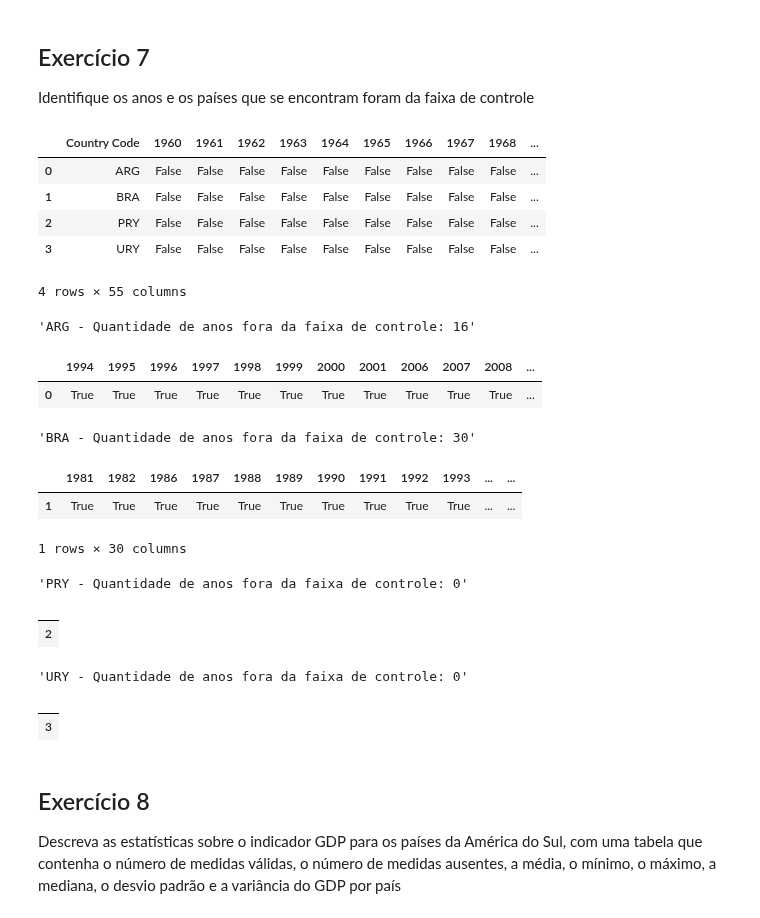
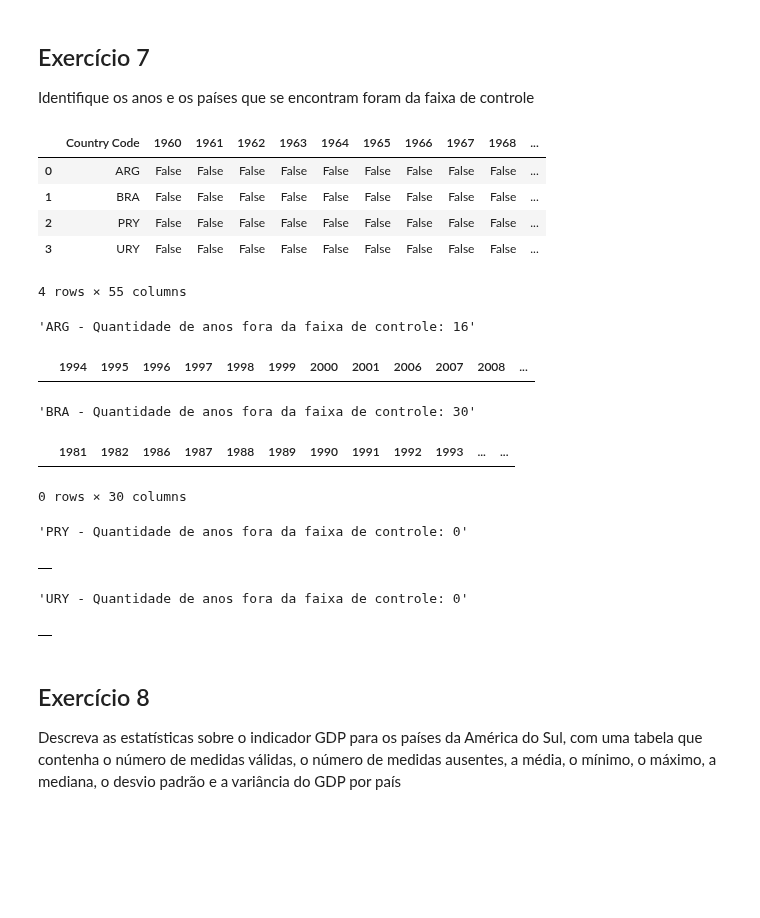
Before and after one commit to sganzerla/DPS852-Data-Science, a Jupyter notebook: T2/t2.ipynb, the cells around one changed output. Drawn from its saved outputs; the diff is of its cells as text; code cells hidden in the pictures; blank space fills up the shorter version.

```diff
--- a/T2/t2.ipynb
+++ b/T2/t2.ipynb
@@ -202,7 +202,7 @@ display(fora_faixa_controle)
 
 for pais in filtro_cod_sul_americanos:
     linha = fora_faixa_controle[fora_faixa_controle['Country Code'] == pais]
-    anos = linha[linha[:] == True].dropna(axis=1).head(1)
+    anos = linha[linha[:] == True].dropna(axis=1).head(0)
     quant = anos.shape[1]
     display(pais + " - Quantidade de anos fora da faixa de controle: " +  str(quant), anos)
 # %% [output]
@@ -288,45 +284,41 @@ limite_inferior = limite_controle_grafico_x(df_registros_paises_conesul.mean(),
 fora_faixa_controle = df_registros_paises_conesul.apply(
     (lambda acima: acima >= limite_superior) or (lambda abaixo: abaixo <= limite_inferior))
 
 # colocando rótulo com o código dos países utilizando o índice dos dois dataframes como chave
 fora_faixa_controle = fora_faixa_controle.merge(
     filtro_cod_conesul, left_index=True, right_index=True)
 
 # # setando o código dos países como
 fora_faixa_controle.set_index('Country Code', inplace=True)
 
 # # resentando o índice coloca novamente Country Code como coluna
 fora_faixa_controle.reset_index(inplace=True)
 
 display(fora_faixa_controle)
 # # mostrar os anos em que cada país ficou fora dos limites de controle
 # display(fora_faixa_controle)
 
 for pais in filtro_cod_conesul:
     linha = fora_faixa_controle[fora_faixa_controle['Country Code'] == pais]
-    anos = linha[linha[:] == True].dropna(axis=1).head(1)
+    anos = linha[linha[:] == True].dropna(axis=1).head(0)
     quant = anos.shape[1]
     display(pais + " - Quantidade de anos fora da faixa de controle: " +  str(quant), anos)
 # %% [output]
 |  | Country Code | 1960 | 1961 | 1962 | 1963 | 1964 | 1965 | 1966 | 1967 | 1968 | ... |
 | 0 | ARG | False | False | False | False | False | False | False | False | False | ... |
 | 1 | BRA | False | False | False | False | False | False | False | False | False | ... |
 | 2 | PRY | False | False | False | False | False | False | False | False | False | ... |
 | 3 | URY | False | False | False | False | False | False | False | False | False | ... |
 4 rows × 55 columns
 'ARG - Quantidade de anos fora da faixa de controle: 16'
 |  | 1994 | 1995 | 1996 | 1997 | 1998 | 1999 | 2000 | 2001 | 2006 | 2007 | 2008 | ... |
-| 0 | True | True | True | True | True | True | True | True | True | True | True | ... |
 'BRA - Quantidade de anos fora da faixa de controle: 30'
 |  | 1981 | 1982 | 1986 | 1987 | 1988 | 1989 | 1990 | 1991 | 1992 | 1993 | ... | ... |
-| 1 | True | True | True | True | True | True | True | True | True | True | ... | ... |
-1 rows × 30 columns
+0 rows × 30 columns
 'PRY - Quantidade de anos fora da faixa de controle: 0'
 |  |
-| 2 |
 'URY - Quantidade de anos fora da faixa de controle: 0'
 |  |
-| 3 |
 # %% [markdown]
 ## Exercício 8
 Descreva as estatísticas sobre o indicador GDP para os países da América do Sul, com uma tabela que contenha o número de medidas válidas, o número de medidas ausentes, a média, o mínimo, o máximo, a mediana, o desvio padrão e a variância do GDP por país
```
Also changed, not shown: parts of 2 cells of this notebook.
